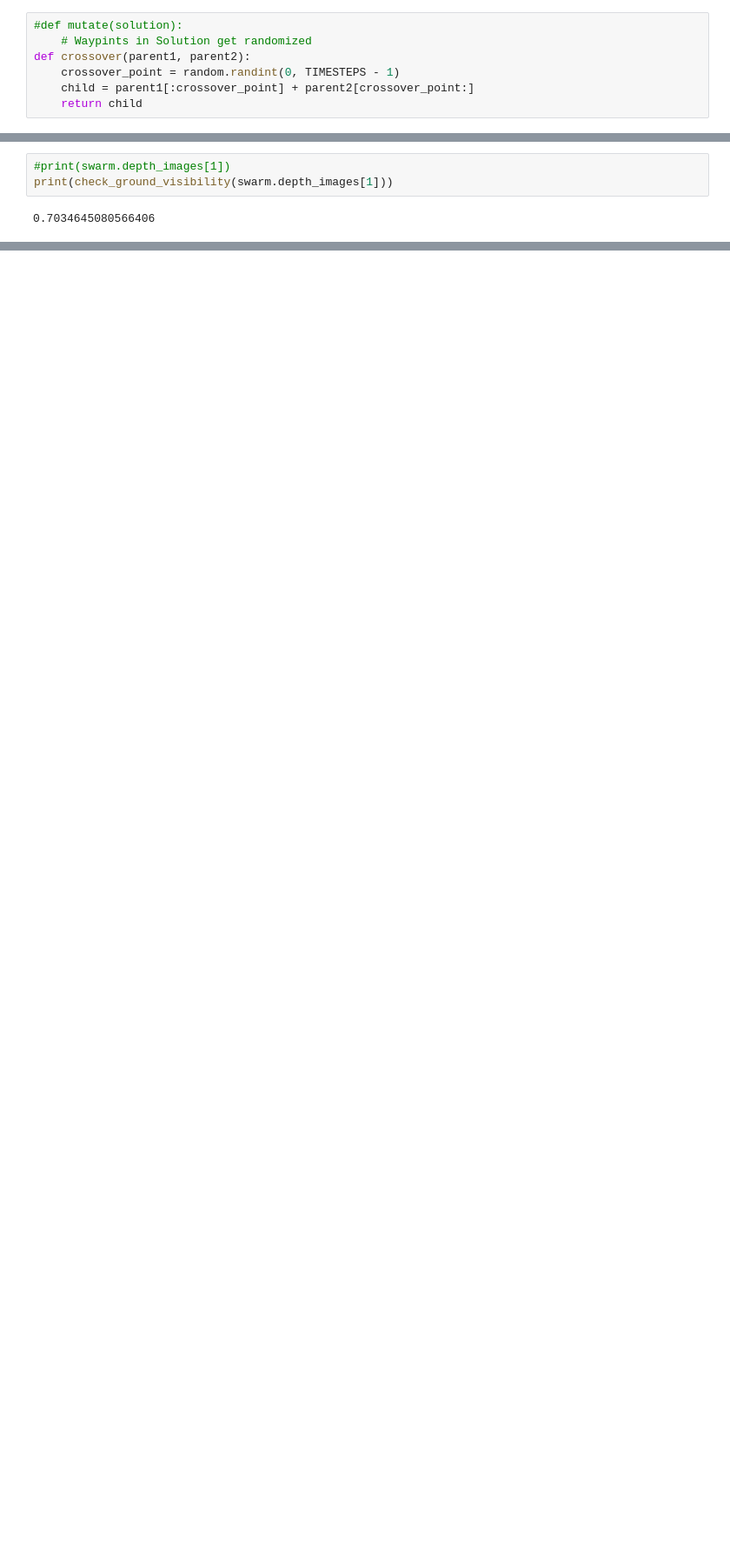
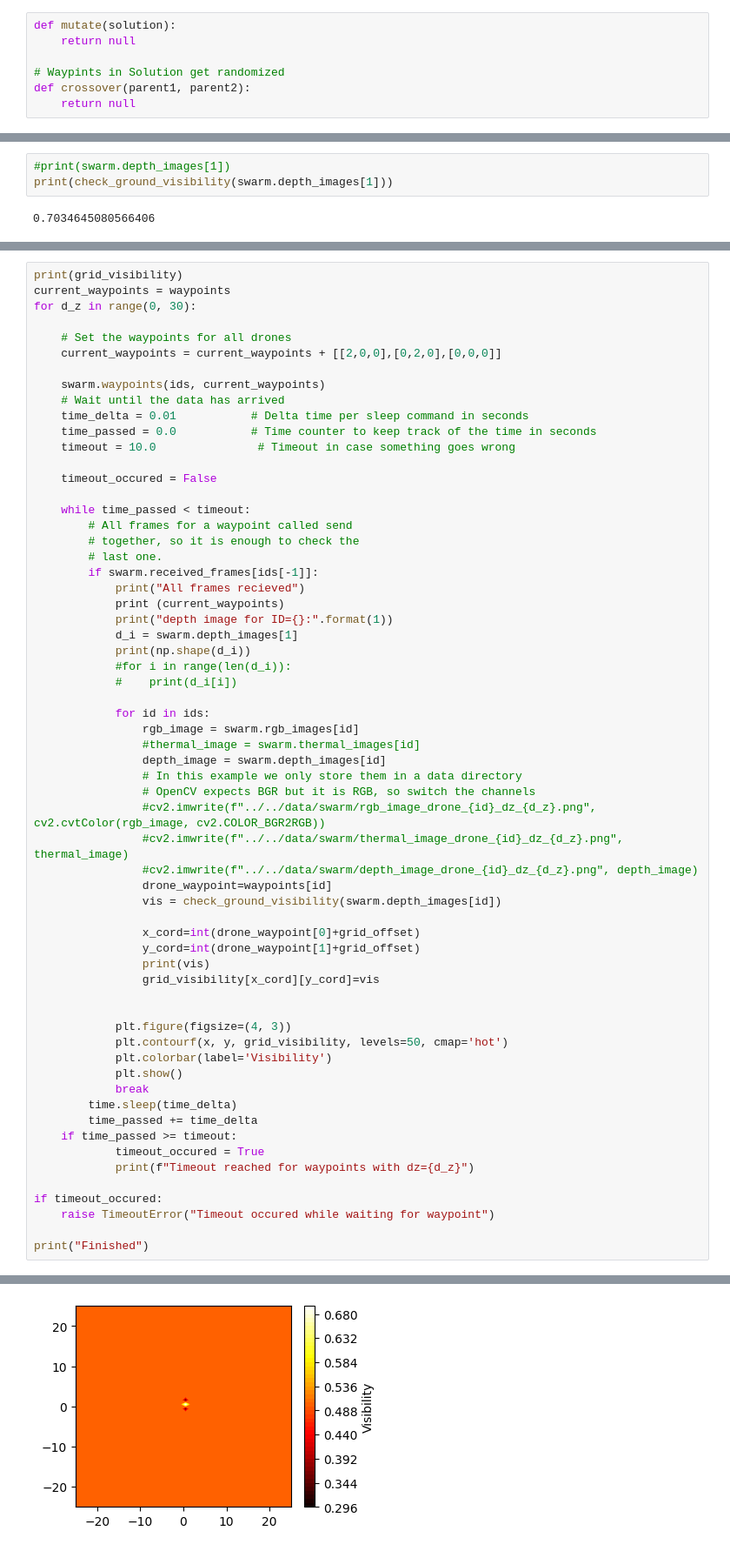
Before and after one commit to FDahlke/gazebo_sim, a Jupyter notebook: apptainer/temporaryNotebook.ipynb, the cells around one changed output, grey strips where cells are left out. Shown at 87% size. Drawn from its saved outputs; the diff is of its cells as text; blank space fills up the shorter version.

```diff
--- a/apptainer/temporaryNotebook.ipynb
+++ b/apptainer/temporaryNotebook.ipynb
@@ -34,12 +34,12 @@ def update_Target_Position():
     if Target_Position[0]<25:
         Target_Position = Target_Position + [0.5,0.5]
 # %%
-#def mutate(solution):
-    # Waypints in Solution get randomized
+def mutate(solution):
+    return null
+
+# Waypints in Solution get randomized
 def crossover(parent1, parent2):
-    crossover_point = random.randint(0, TIMESTEPS - 1)
-    child = parent1[:crossover_point] + parent2[crossover_point:]
-    return child
+    return null
 # %% [markdown]
 Initialization of Drones and Solution Populations
 # %%
@@ -256,0 +245,63 @@ while(!finished):
+# %%
+print(grid_visibility)
+current_waypoints = waypoints
+for d_z in range(0, 30):
+
+    # Set the waypoints for all drones
+    current_waypoints = current_waypoints + [[2,0,0],[0,2,0],[0,0,0]]
+
+    swarm.waypoints(ids, current_waypoints)
+    # Wait until the data has arrived
+    time_delta = 0.01           # Delta time per sleep command in seconds
+    time_passed = 0.0           # Time counter to keep track of the time in seconds
+    timeout = 10.0               # Timeout in case something goes wrong
+
+    timeout_occured = False
+
+    while time_passed < timeout:
+        # All frames for a waypoint called send
+        # together, so it is enough to check the
+        # last one.
+        if swarm.received_frames[ids[-1]]:
+            print("All frames recieved")
+            print (current_waypoints)
+            print("depth image for ID={}:".format(1))
+            d_i = swarm.depth_images[1]
+            print(np.shape(d_i))
+            #for i in range(len(d_i)):
+            #    print(d_i[i])
+
+            for id in ids:
+                rgb_image = swarm.rgb_images[id]
+                #thermal_image = swarm.thermal_images[id]
+                depth_image = swarm.depth_images[id]
+                # In this example we only store them in a data directory
+                # OpenCV expects BGR but it is RGB, so switch the channels
+                #cv2.imwrite(f"../../data/swarm/rgb_image_drone_{id}_dz_{d_z}.png", cv2.cvtColor(rgb_image, cv2.COLOR_BGR2RGB))
+                #cv2.imwrite(f"../../data/swarm/thermal_image_drone_{id}_dz_{d_z}.png", thermal_image)
+                #cv2.imwrite(f"../../data/swarm/depth_image_drone_{id}_dz_{d_z}.png", depth_image)
+                drone_waypoint=waypoints[id]
+                vis = check_ground_visibility(swarm.depth_images[id])
+
+                x_cord=int(drone_waypoint[0]+grid_offset)
+                y_cord=int(drone_waypoint[1]+grid_offset)
+                print(vis)
+                grid_visibility[x_cord][y_cord]=vis
+
+
+            plt.figure(figsize=(4, 3))
+            plt.contourf(x, y, grid_visibility, levels=50, cmap='hot')
+            plt.colorbar(label='Visibility')
+            plt.show()
+            break
+        time.sleep(time_delta)
+        time_passed += time_delta
+    if time_passed >= timeout:
+            timeout_occured = True
+            print(f"Timeout reached for waypoints with dz={d_z}")
+
+if timeout_occured:
+    raise TimeoutError("Timeout occured while waiting for waypoint")
+
+print("Finished")
+# %% [output]
@@ -256,0 +324 @@ while(!finished):
+[figure, added]
```
Also changed, not shown: parts of 6 cells of this notebook, 1 other file.
